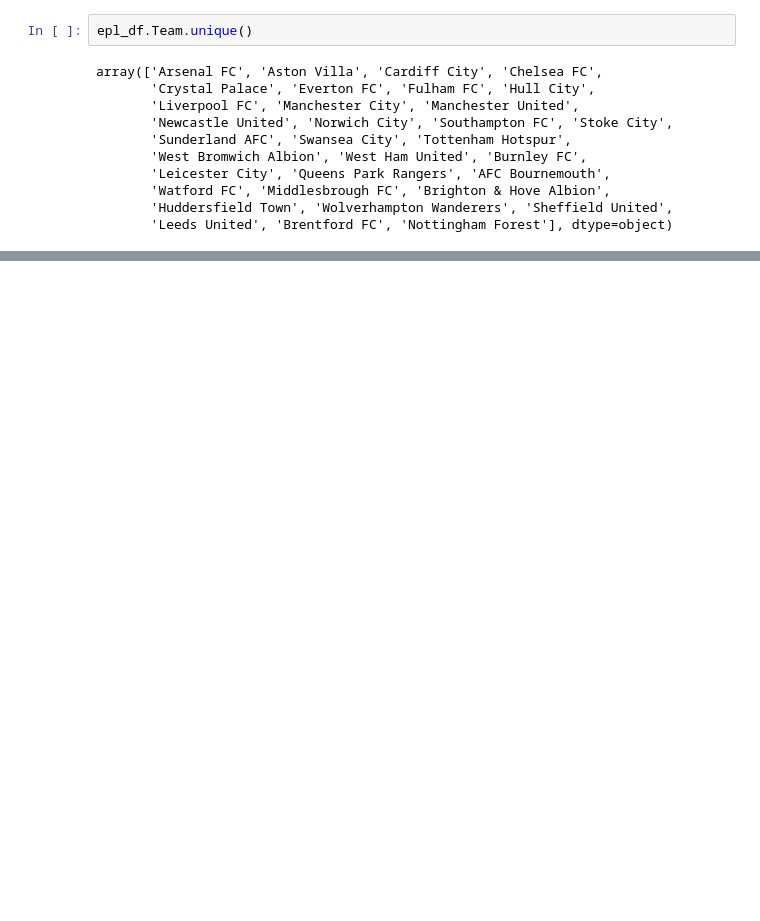
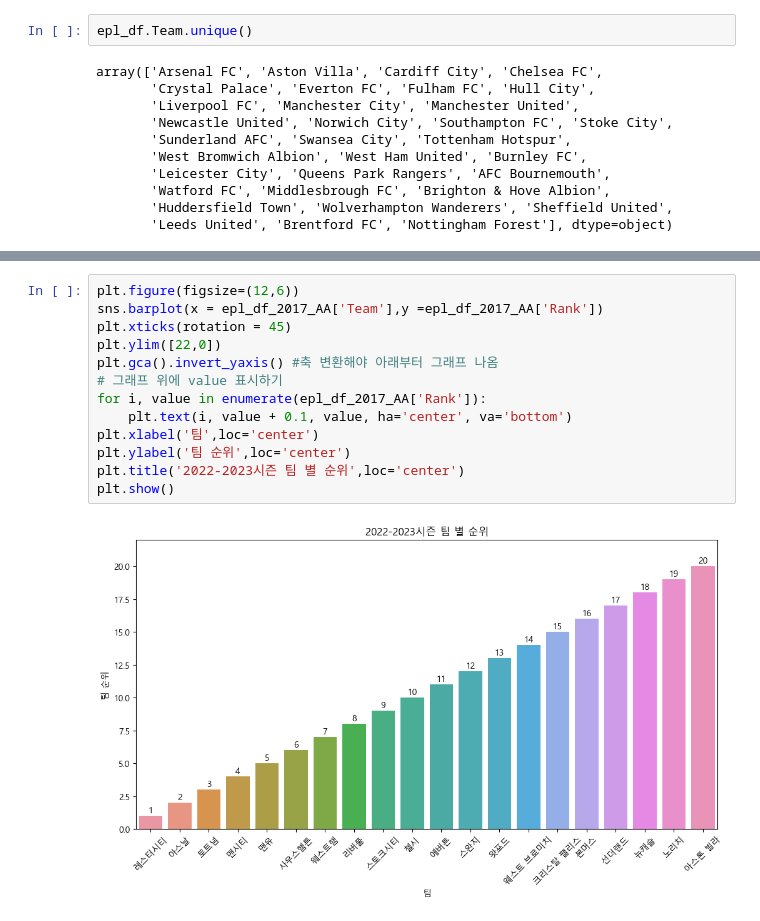
Before and after one commit to gingerman123/Soccer-Data, a Jupyter notebook: Data_Mining.ipynb, the cells around one changed output, grey strips where cells are left out. Cells and saved outputs as stored; diff of their text form; blank space fills up the shorter version.

```diff
--- a/Data_Mining.ipynb
+++ b/Data_Mining.ipynb
@@ -143,0 +164,15 @@ KeyError: 'Arsenal FC'
+# %%
+plt.figure(figsize=(12,6))
+sns.barplot(x = epl_df_2017_AA['Team'],y =epl_df_2017_AA['Rank'])
+plt.xticks(rotation = 45)
+plt.ylim([22,0])
+plt.gca().invert_yaxis() #축 변환해야 아래부터 그래프 나옴
+# 그래프 위에 value 표시하기
+for i, value in enumerate(epl_df_2017_AA['Rank']):
+    plt.text(i, value + 0.1, value, ha='center', va='bottom')
+plt.xlabel('팀',loc='center')
+plt.ylabel('팀 순위',loc='center')
+plt.title('2022-2023시즌 팀 별 순위',loc='center')
+plt.show()
+# %% [output]
+[figure, added]
```
Also changed, not shown: parts of 16 cells of this notebook, 3 other files.
